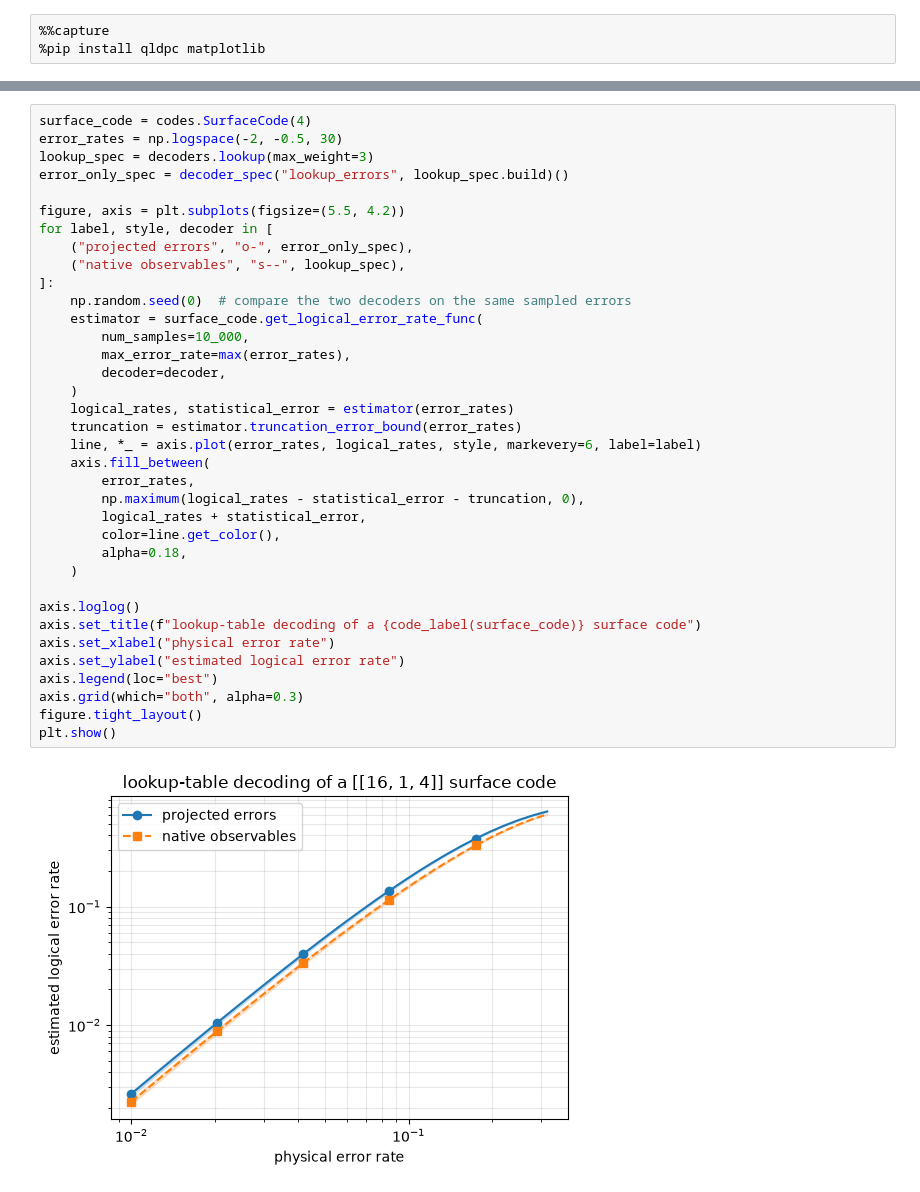
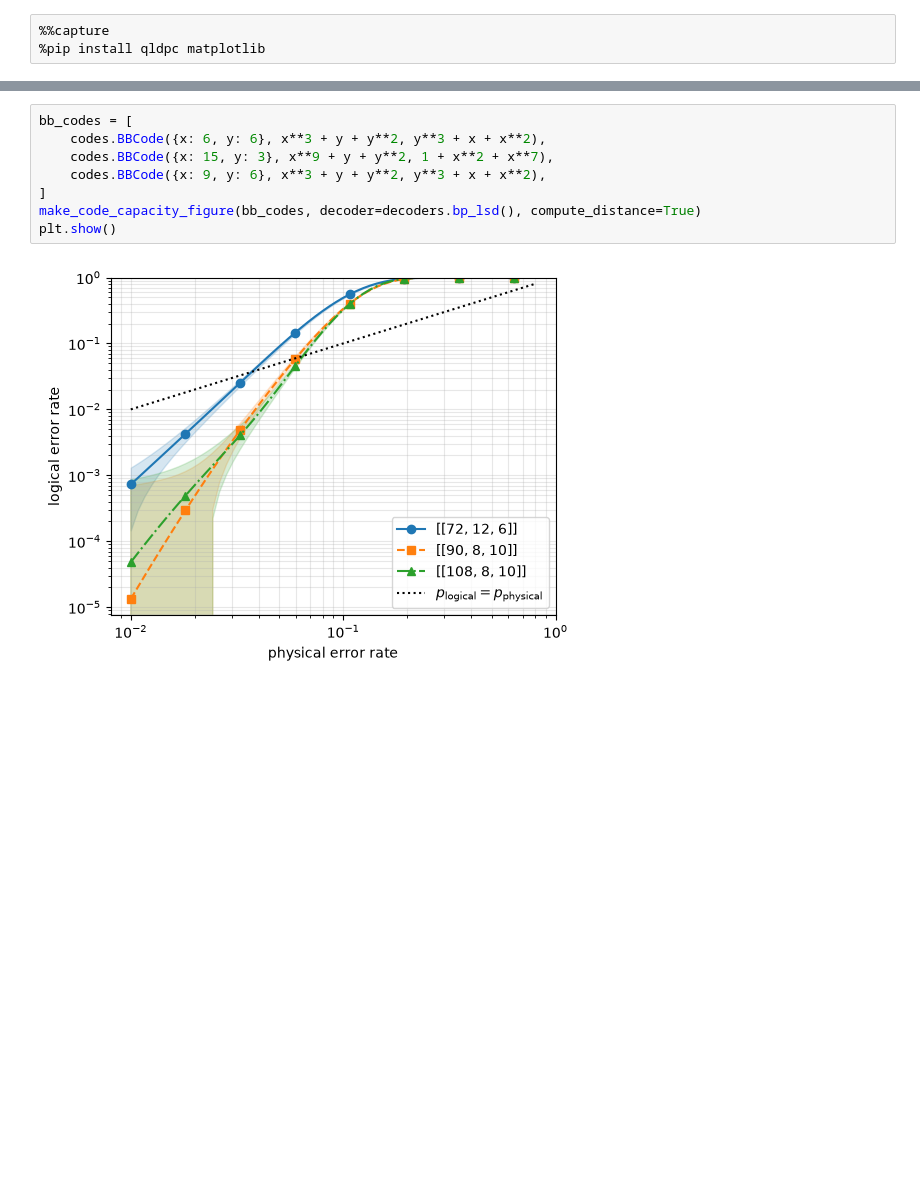
Before and after one commit to qLDPCOrg/qLDPC, a Jupyter notebook: examples/logical_error_rates/1_code_capacity.ipynb, the cells around one changed output, grey strips where cells are left out. Drawn from its saved outputs; the diff is of its cells as text; blank space fills up the shorter version.

```diff
--- a/examples/logical_error_rates/1_code_capacity.ipynb
+++ b/examples/logical_error_rates/1_code_capacity.ipynb
@@ -159,38 +168,10 @@ The error-only specification projects its inferred errors onto logical operators
 # %%
-surface_code = codes.SurfaceCode(4)
-error_rates = np.logspace(-2, -0.5, 30)
-lookup_spec = decoders.lookup(max_weight=3)
-error_only_spec = decoder_spec("lookup_errors", lookup_spec.build)()
-
-figure, axis = plt.subplots(figsize=(5.5, 4.2))
-for label, style, decoder in [
-    ("projected errors", "o-", error_only_spec),
-    ("native observables", "s--", lookup_spec),
-]:
-    np.random.seed(0)  # compare the two decoders on the same sampled errors
-    estimator = surface_code.get_logical_error_rate_func(
-        num_samples=10_000,
-        max_error_rate=max(error_rates),
-        decoder=decoder,
-    )
-    logical_rates, statistical_error = estimator(error_rates)
-    truncation = estimator.truncation_error_bound(error_rates)
-    line, *_ = axis.plot(error_rates, logical_rates, style, markevery=6, label=label)
-    axis.fill_between(
-        error_rates,
-        np.maximum(logical_rates - statistical_error - truncation, 0),
-        logical_rates + statistical_error,
-        color=line.get_color(),
-        alpha=0.18,
-    )
-
-axis.loglog()
-axis.set_title(f"lookup-table decoding of a {code_label(surface_code)} surface code")
-axis.set_xlabel("physical error rate")
-axis.set_ylabel("estimated logical error rate")
-axis.legend(loc="best")
-axis.grid(which="both", alpha=0.3)
-figure.tight_layout()
+bb_codes = [
+    codes.BBCode({x: 6, y: 6}, x**3 + y + y**2, y**3 + x + x**2),
+    codes.BBCode({x: 15, y: 3}, x**9 + y + y**2, 1 + x**2 + x**7),
+    codes.BBCode({x: 9, y: 6}, x**3 + y + y**2, y**3 + x + x**2),
+]
+make_code_capacity_figure(bb_codes, decoder=decoders.bp_lsd(), compute_distance=True)
 plt.show()
 # %% [output]
-[figure, old version]
+[figure, new version]
```
Also changed, not shown: parts of 16 cells of this notebook, 37 other files.
